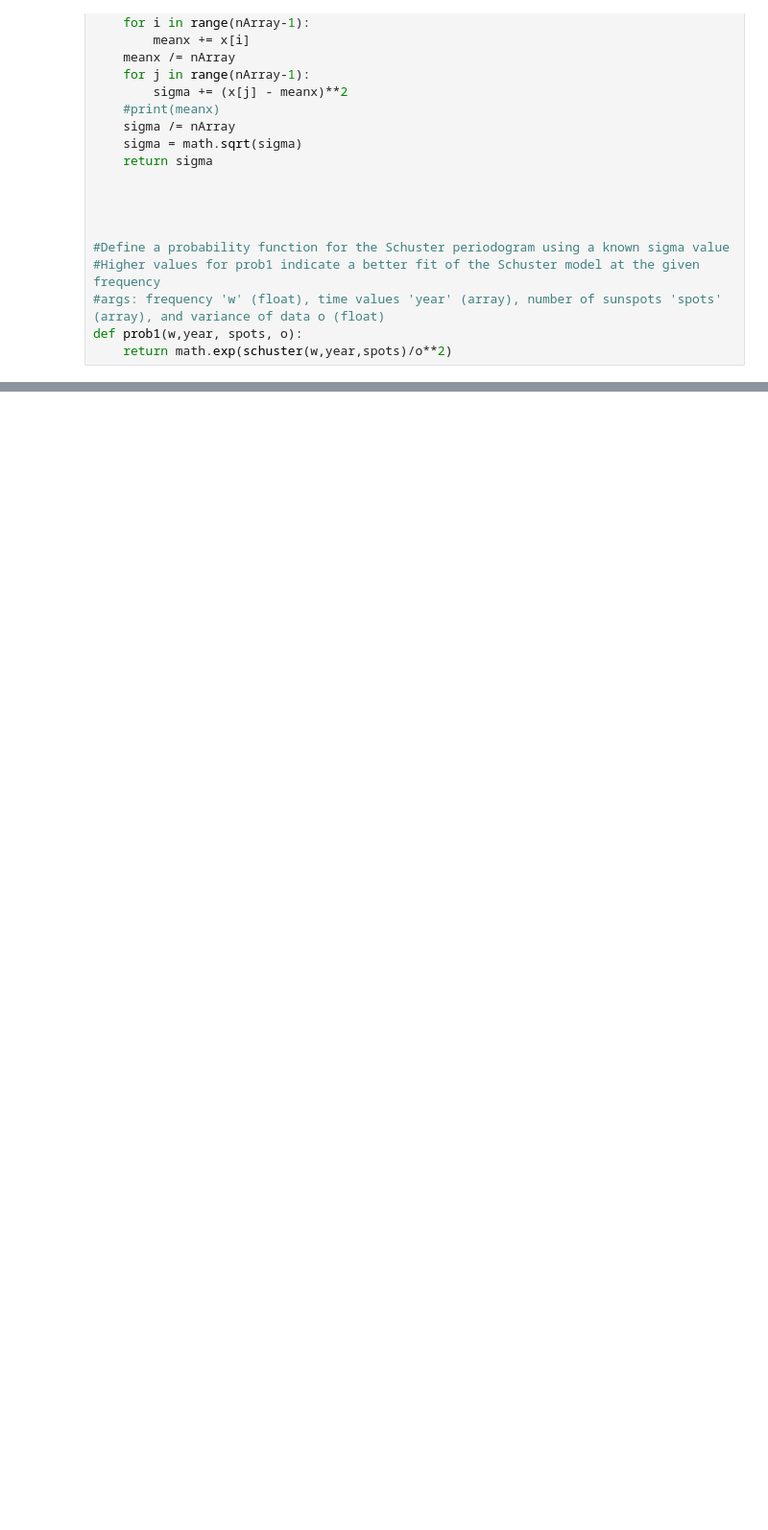
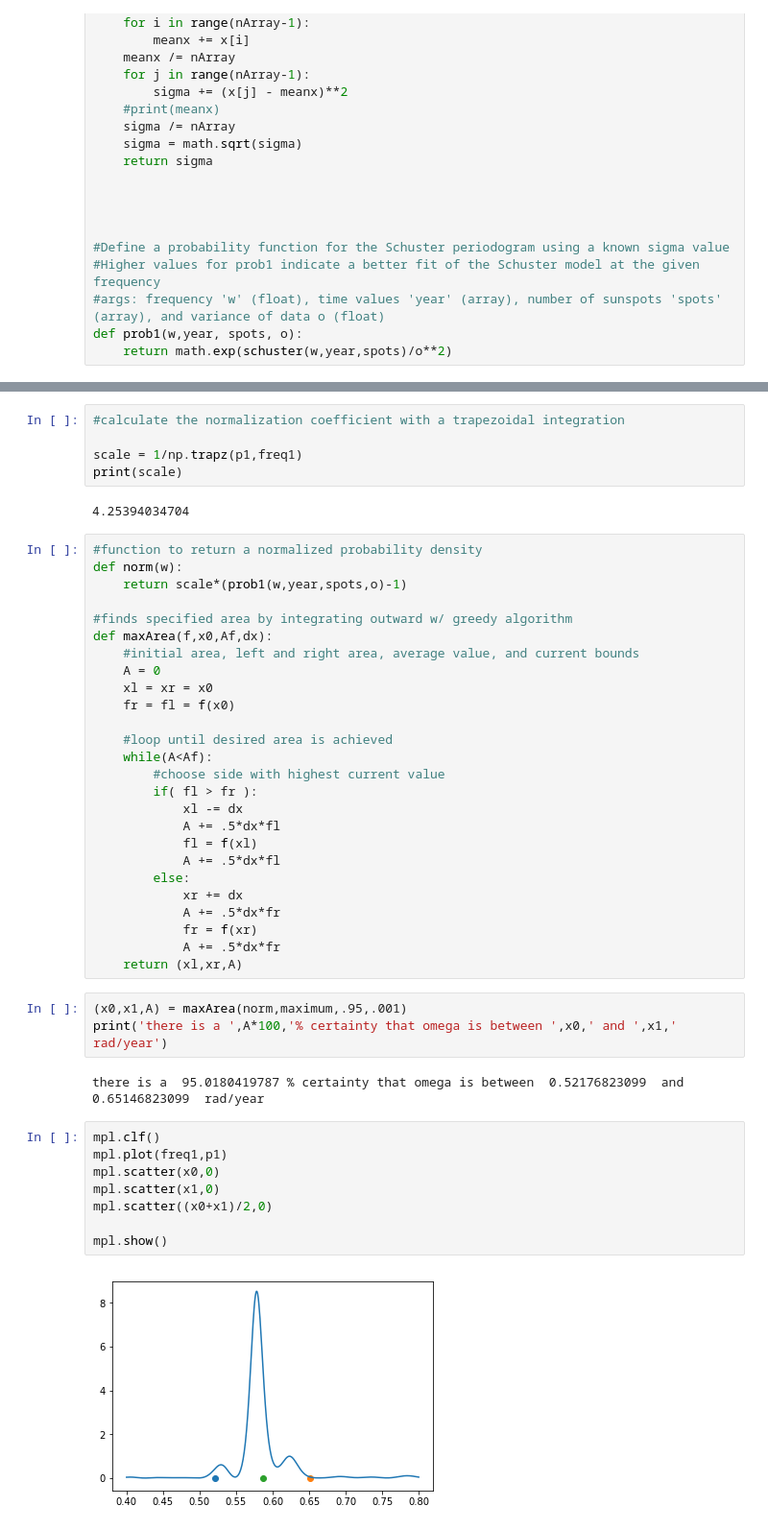
Before and after one commit to zachfm/CompPhysSunspots, a Jupyter notebook: fit_finder.ipynb, the cells around one changed output, grey strips where cells are left out. Shown at 96% size. Saved outputs shown, nothing was run; the diff lists cells and outputs as text; blank space fills up the shorter version.

```diff
--- a/fit_finder.ipynb
+++ b/fit_finder.ipynb
@@ -246,0 +247,48 @@ mpl.show()
+# %%
+#calculate the normalization coefficient with a trapezoidal integration
+
+scale = 1/np.trapz(p1,freq1)
+print(scale)
+# %% [output]
+4.25394034704
+# %%
+#function to return a normalized probability density
+def norm(w):
+    return scale*(prob1(w,year,spots,o)-1)
+
+#finds specified area by integrating outward w/ greedy algorithm
+def maxArea(f,x0,Af,dx):
+    #initial area, left and right area, average value, and current bounds
+    A = 0
+    xl = xr = x0
+    fr = fl = f(x0)
+
+    #loop until desired area is achieved
+    while(A<Af):
+        #choose side with highest current value
+        if( fl > fr ):
+            xl -= dx
+            A += .5*dx*fl
+            fl = f(xl)
+            A += .5*dx*fl
+        else:
+            xr += dx
+            A += .5*dx*fr
+            fr = f(xr)
+            A += .5*dx*fr
+    return (xl,xr,A)
+# %%
+(x0,x1,A) = maxArea(norm,maximum,.95,.001)
+print('there is a ',A*100,'% certainty that omega is between ',x0,' and ',x1,' rad/year')
+# %% [output]
+there is a  95.0180419787 % certainty that omega is between  0.52176823099  and  0.65146823099  rad/year
+# %%
+mpl.clf()
+mpl.plot(freq1,p1)
+mpl.scatter(x0,0)
+mpl.scatter(x1,0)
+mpl.scatter((x0+x1)/2,0)
+
+mpl.show()
+# %% [output]
+[figure, added]
```
Also changed, not shown: parts of 6 cells of this notebook.
